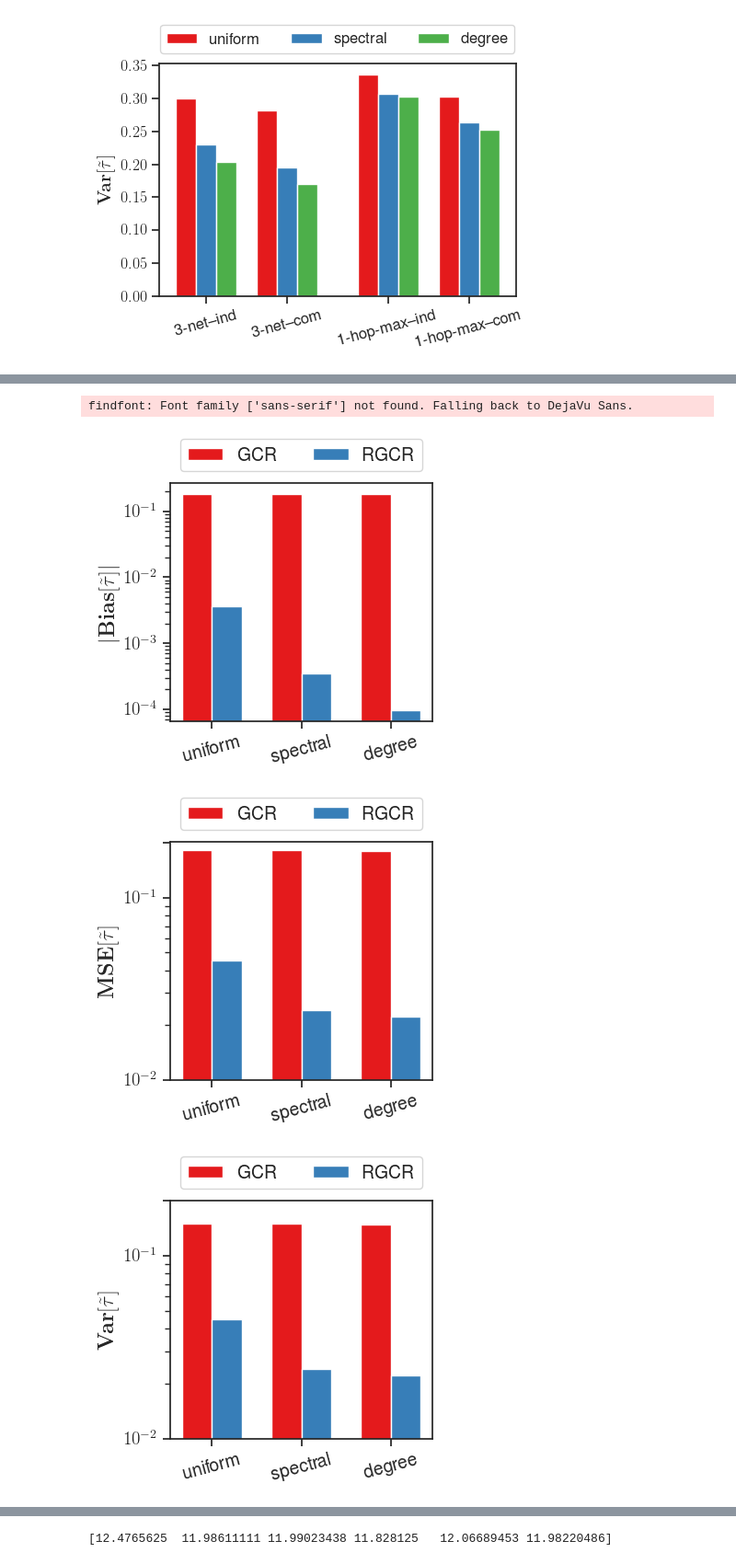
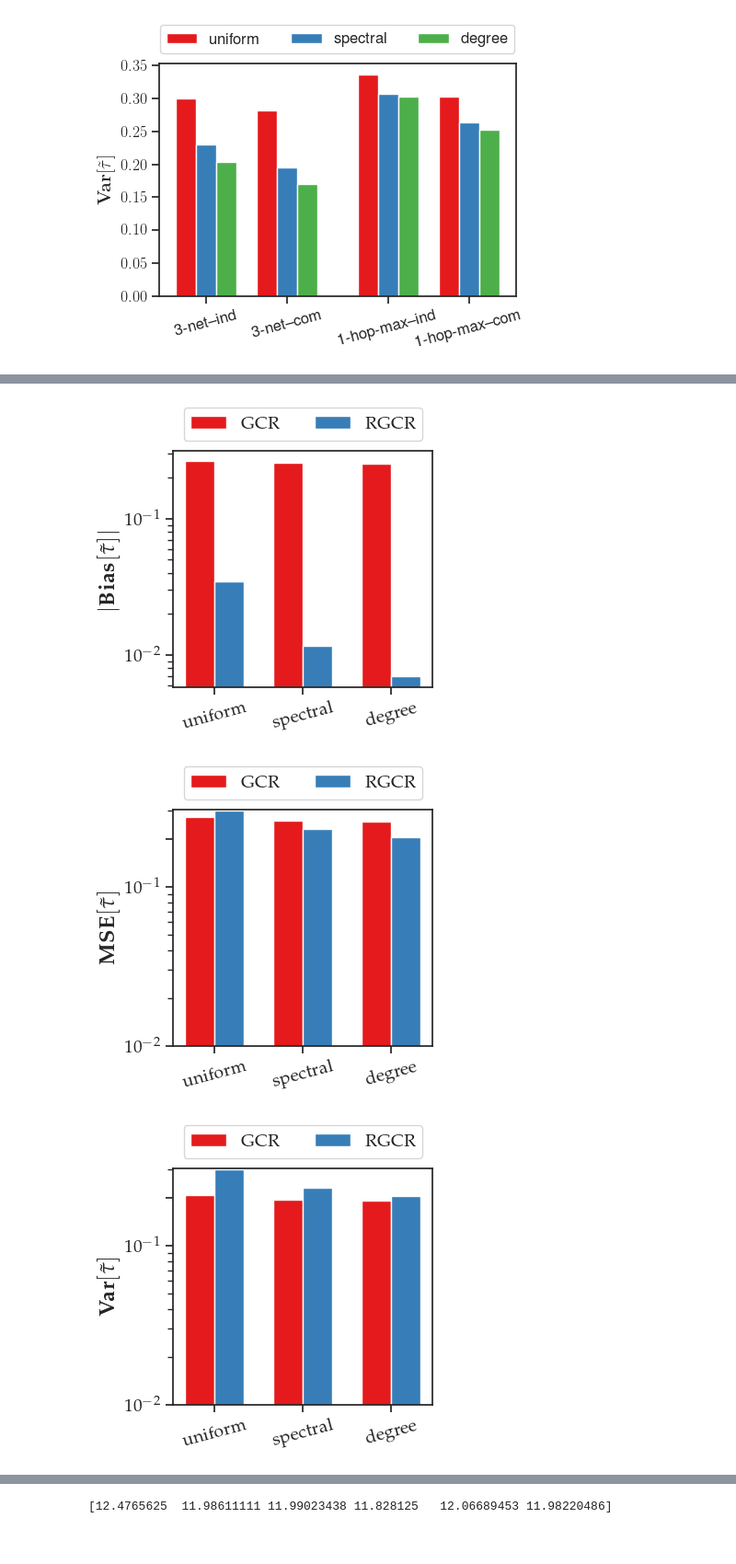
Before and after one commit to cleeyu/RGCR-code, a Jupyter notebook: intro.ipynb, the cells around one changed output, grey strips where cells are left out. Shown at 92% size. Cells and saved outputs as stored; diff of their text form; code cells hidden in the pictures.

```diff
--- a/intro.ipynb
+++ b/intro.ipynb
@@ -464,9 +483,6 @@ plt.show()
 # %%
-def read_gcr_simulation_median(graph_name, method, path=''):
-    if method:
-        filename = path + 'simulation-GCR-Hajek-{}-{}.txt'.format(graph_name, method)
-    else:
-        filename = path + 'simulation-GCR-Hajek-{}.txt'.format(graph_name)
+def read_gcr_simulation_median(suffix):
+    filename = 'results/simulation-GCR-Hajek-{}.txt'.format(suffix)
     results_gcr = np.loadtxt(filename, skiprows=2, max_rows=1000)
     bias = np.quantile(results_gcr[:,0], 0.5)
     mse = np.quantile(results_gcr[:,2], 0.5)
@@ -480,7 +496,7 @@ def read_gcr_weights(graph_name):
     mse_gcr = []
     gate_gt = []
     for w in ['uniform', 'eig2', 'd1']:
-        bias, mse, GATE_gt = read_gcr_simulation_median(graph_name, w)
+        bias, mse, GATE_gt = read_gcr_simulation_median(graph_name + '-' + w)
         bias_gcr.append(bias)
         mse_gcr.append(mse)
         gate_gt.append(GATE_gt)
@@ -499,7 +508,9 @@ labels_sim = [s[6:] for s in labels]
 # %%
-graph_name = "SW96"
+graph_name = "SW32"
 gcr_results = read_gcr_weights(graph_name)
-rgcr_results = read_variance_simulation('simulation-Hajek-{}.txt'.format(graph_name), 3)
+rgcr_results = read_variance_simulation('results/simulation-Hajek-{}.txt'.format(graph_name), 3)
+# rgcr_results = read_variance_simulation('results/simulation-Hajek-SW32.txt', 12)
+
 
 
 fsz = 14
@@ -511,11 +522,11 @@ ax.bar(x+1, np.abs(rgcr_results[:,0]), width, label='RGCR')
 ax.set_ylabel(r'$|\mathbf{Bias}[\tilde{\tau}]|$', fontsize=fsz+3)
 plt.setp(ax.get_yticklabels(), fontsize=fsz)
 ax.set_xticks(x+0.5)
-ax.set_xticklabels(labels_sim, rotation=15, fontsize=fsz)
+ax.set_xticklabels(weights, rotation=15, fontsize=fsz)
 ax.set_yscale('log')
 ax.legend(loc='upper center', bbox_to_anchor=(0.5, 1.22), fancybox=True, fontsize=fsz, ncol=3)
 fig.tight_layout()
-fig.savefig('fig/GCR-Hajek-Bias-{}.pdf'.format(graph_name))
+# fig.savefig('fig/GCR-Hajek-Bias-{}.pdf'.format(graph_name))
 plt.show()
 
 fig = plt.figure(figsize=(4, 4), dpi=100)
@@ -525,43 +536,42 @@ ax.bar(x+1, rgcr_results[:,2], width, label='RGCR')
 ax.set_ylabel(r'$\mathbf{MSE}[\tilde{\tau}]$', fontsize=fsz+3)
 plt.setp(ax.get_yticklabels(), fontsize=fsz)
 ax.set_xticks(x+0.5)
-ax.set_xticklabels(labels_sim, rotation=15, fontsize=fsz)
+ax.set_xticklabels(weights, rotation=15, fontsize=fsz)
 ax.set_yscale('log')
 ax.set_yticks([0.01, 0.1, 0.2])
 ax.legend(loc='upper center', bbox_to_anchor=(0.5, 1.22), fancybox=True, fontsize=fsz, ncol=3)
 fig.tight_layout()
-fig.savefig('fig/GCR-Hajek-MSE-{}.pdf'.format(graph_name))
+# fig.savefig('fig/GCR-Hajek-MSE-{}.pdf'.format(graph_name))
 plt.show()
 
 fig = plt.figure(figsize=(4, 4), dpi=100)
 ax = fig.gca()
 ax.bar(x, gcr_results[1] - gcr_results[0] * gcr_results[0], width, label='GCR')
 ax.bar(x+1, rgcr_results[:,2] - rgcr_results[:,0] * rgcr_results[:,0], width, label='RGCR')
 ax.set_ylabel(r'$\mathbf{Var}[\tilde{\tau}]$', fontsize=fsz+3)
 plt.setp(ax.get_yticklabels(), fontsize=fsz)
 ax.set_xticks(x+0.5)
-ax.set_xticklabels(labels_sim, rotation=15, fontsize=fsz)
+ax.set_xticklabels(weights, rotation=15, fontsize=fsz)
 ax.set_yscale('log')
 ax.set_yticks([0.01, 0.1, 0.2])
 ax.legend(loc='upper center', bbox_to_anchor=(0.5, 1.22), fancybox=True, fontsize=fsz, ncol=3)
 fig.tight_layout()
-fig.savefig('fig/GCR-Hajek-Var-{}.pdf'.format(graph_name))
+# fig.savefig('fig/GCR-Hajek-Var-{}.pdf'.format(graph_name))
 plt.show()
 
 # fig = plt.figure(figsize=(4, 4), dpi=100)
 # ax = fig.gca()
 # ax.bar(x, (gcr_results[1] - gcr_results[0] * gcr_results[0]) / (gcr_results[2] + gcr_results[0])/(gcr_results[2] + gcr_results[0]), width, label='GCR')
 # ax.bar(x+1, (rgcr_results[:,2] - rgcr_results[:,0] * rgcr_results[:,0]) / (gcr_results[2] + rgcr_results[:,0])/(gcr_results[2] + rgcr_results[:,0]), width, label='RGCR')
 # ax.set_ylabel(r'Scaled $\mathbf{Var}[\tilde{\tau}]$', fontsize=fsz+3)
 # plt.setp(ax.get_yticklabels(), fontsize=fsz)
 # ax.set_xticks(x+0.5)
 # ax.set_xticklabels(labels_sim, rotation=15, fontsize=fsz)
 # ax.legend(loc='upper center', bbox_to_anchor=(0.5, 1.22), fancybox=True, fontsize=fsz, ncol=3)
 # fig.tight_layout()
 # fig.savefig('fig/GCR-Hajek-ScaVar-{}.pdf'.format(graph_name))
 # plt.show()
 # %% [output]
-findfont: Font family ['sans-serif'] not found. Falling back to DejaVu Sans.
-[figure, old version]
+[figure, new version]
-[figure, old version]
+[figure, new version]
-[figure, old version]
+[figure, new version]
```
Also changed, not shown: parts of 30 cells of this notebook.
